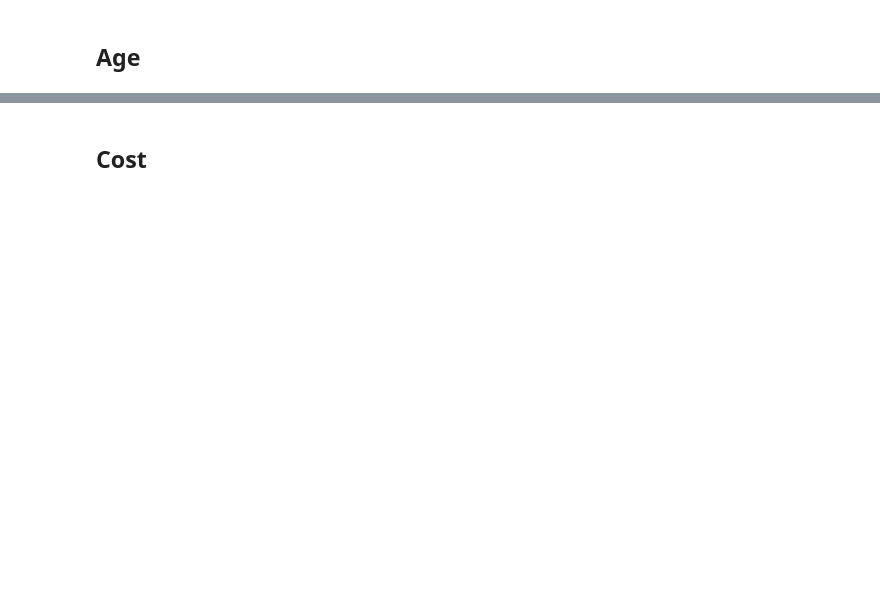
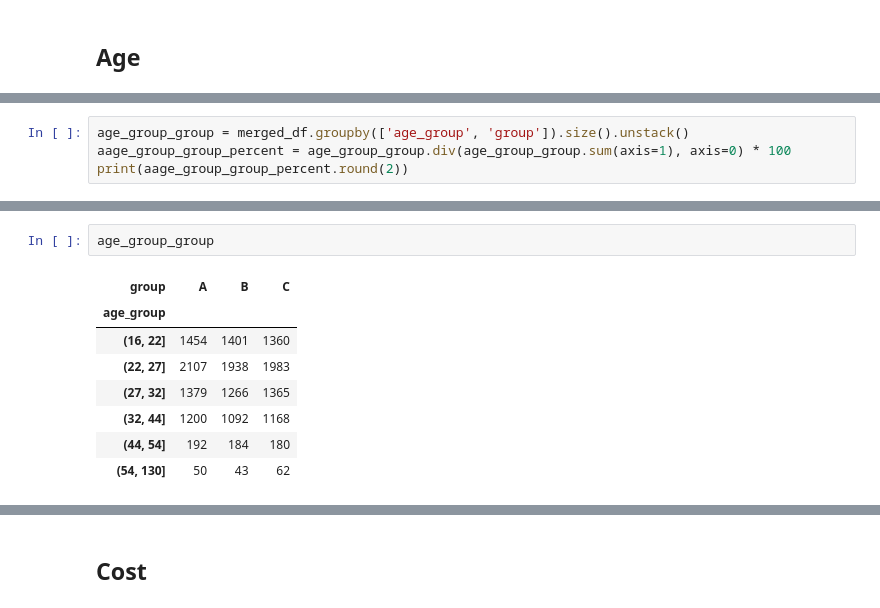
Before and after one commit to matin-zarei/AB-Test-Analysis-for-Muzz, a Jupyter notebook: AB-Verify.ipynb, the cells around one changed output, grey strips where cells are left out. Drawn from its saved outputs; the diff is of its cells as text; blank space fills up the shorter version.

```diff
--- a/AB-Verify.ipynb
+++ b/AB-Verify.ipynb
@@ -221,0 +363,4 @@ age_group_verified
+# %%
+age_group_group = merged_df.groupby(['age_group', 'group']).size().unstack()
+aage_group_group_percent = age_group_group.div(age_group_group.sum(axis=1), axis=0) * 100
+print(aage_group_group_percent.round(2))
@@ -222,3 +376,14 @@ age_group_verified
+# %%
+age_group_group
+# %% [output]
+| group | A | B | C |
+| age_group |  |  |  |
+| (16, 22] | 1454 | 1401 | 1360 |
+| (22, 27] | 2107 | 1938 | 1983 |
+| (27, 32] | 1379 | 1266 | 1365 |
+| (32, 44] | 1200 | 1092 | 1168 |
+| (44, 54] | 192 | 184 | 180 |
+| (54, 130] | 50 | 43 | 62 |
 # %%
 age_group_group_verified = merged_df.groupby(['age_group','group', 'verified']).size().unstack()
 age_group_group_verified_percent = age_group_group_verified.div(age_group_group_verified.sum(axis=1), axis=0) * 100
```
Also changed, not shown: parts of 34 cells of this notebook.
